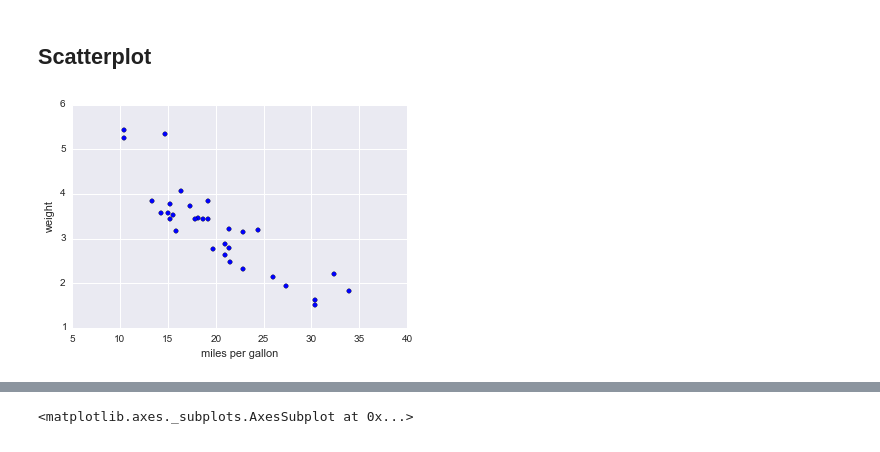
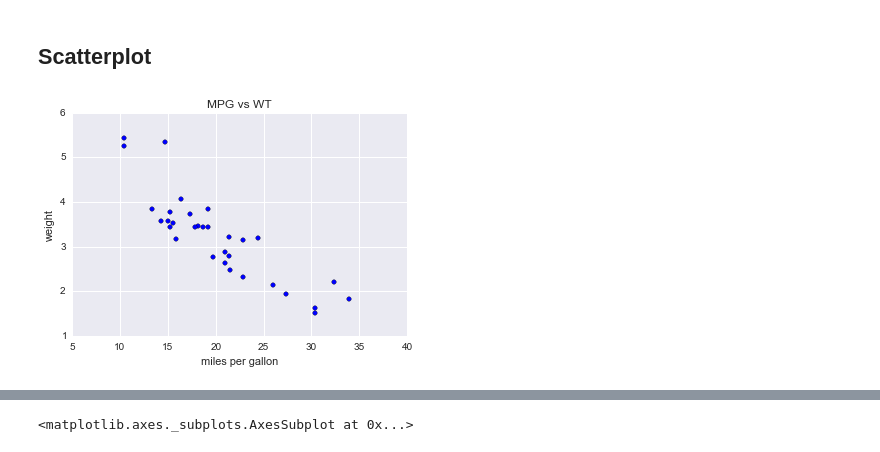
Before and after one commit to sgratzl/ipython-tutorial-VA2015, a Jupyter notebook: 03_Plotting.ipynb, the cells around one changed output, grey strips where cells are left out. Drawn from its saved outputs; the diff is of its cells as text; code cells hidden in the pictures.

```diff
--- a/03_Plotting.ipynb
+++ b/03_Plotting.ipynb
@@ -35,10 +29,11 @@ cars.head()
 # %%
 plt.scatter(x=cars['mpg'],y=cars['wt'])
 plt.xlabel('miles per gallon')
 plt.ylabel('weight')
+plt.title('MPG vs WT')
 plt.show()
 # %% [output]
-[figure, old version]
+[figure, new version]
 # %%
 #integrated in pandas, too
 cars.plot(x='mpg',y='wt',kind='scatter')
```
Also changed, not shown: parts of 11 cells of this notebook, 1 other file.
